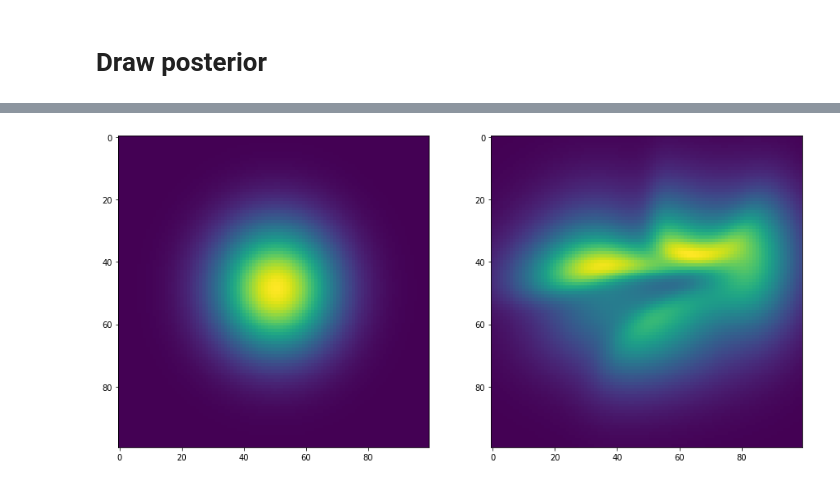
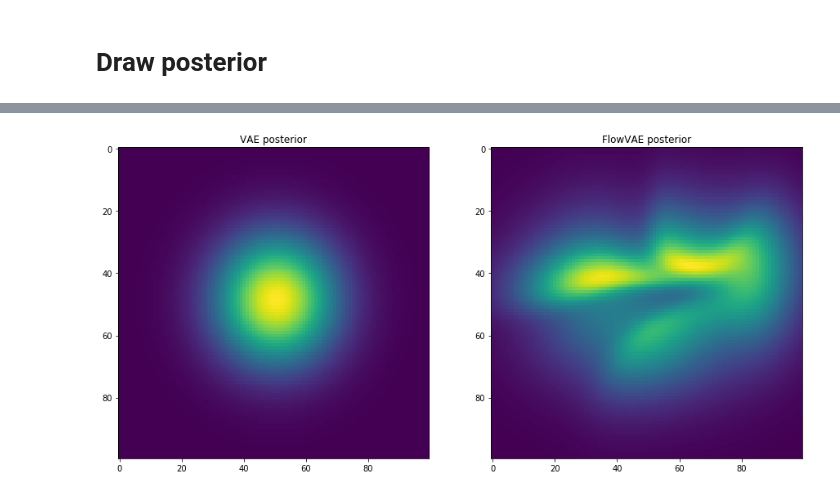
Before and after one commit to Intelligent-Systems-Phystech/DeepGenerativeModels, a Jupyter notebook: examples/FlowVAE.ipynb, the cells around one changed output, grey strips where cells are left out. Cells and saved outputs as stored; diff of their text form; code cells hidden in the pictures.

```diff
--- a/examples/FlowVAE.ipynb
+++ b/examples/FlowVAE.ipynb
@@ -105,8 +221,10 @@ for i in tqdm(range(xx.shape[0])):
 # %%
 plt.rcParams['figure.figsize'] = (15, 8)
 fig, axes = plt.subplots(1,2)
 axes[0].imshow(probas1)
+axes[0].set_title('VAE posterior')
 axes[1].imshow(np.exp(probas2))
+axes[1].set_title('FlowVAE posterior')
 plt.show()
 # %% [output]
-[figure, old version]
+[figure, new version]
```
Also changed, not shown: parts of 2 cells of this notebook.
